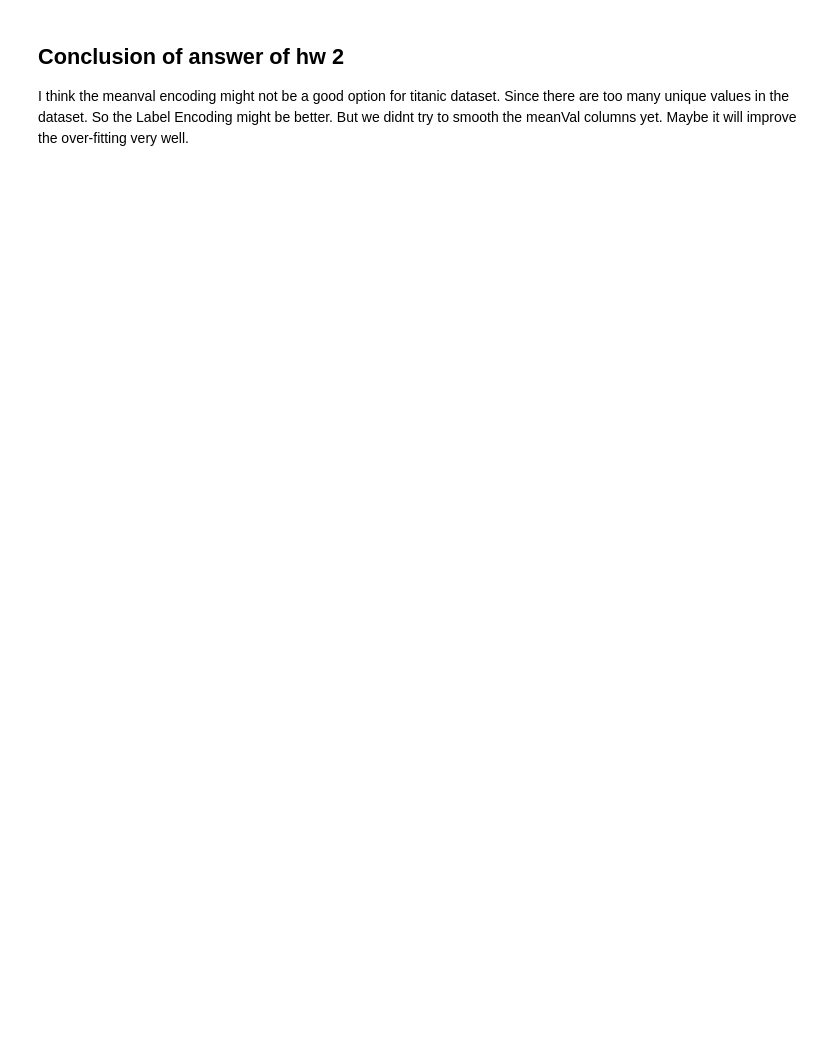
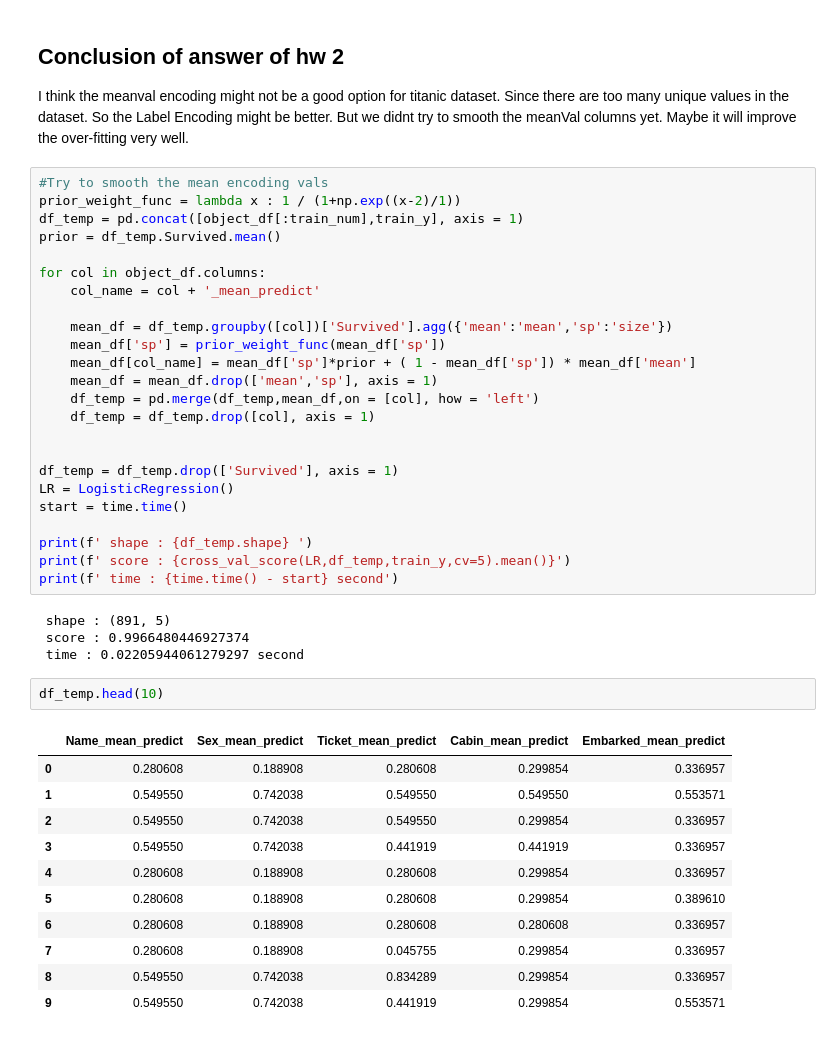
Before and after one commit to RayXie29/2nd-ML100days, a Jupyter notebook: homework/Day_023_HW.ipynb, the cells around one changed output. Saved outputs shown, nothing was run; the diff lists cells and outputs as text; blank space fills up the shorter version.

```diff
--- a/homework/Day_023_HW.ipynb
+++ b/homework/Day_023_HW.ipynb
@@ -278,3 +278,45 @@ print(f' time : {time.time() - start} second' )
 ## Conclusion of answer of hw 2
 
 I think the meanval encoding might not be a good option for titanic dataset. Since there are too many unique values in the dataset. So the Label Encoding might be better. But we didnt try to smooth the meanVal columns yet. Maybe it will improve the over-fitting very well.
+# %%
+#Try to smooth the mean encoding vals
+prior_weight_func = lambda x : 1 / (1+np.exp((x-2)/1))
+df_temp = pd.concat([object_df[:train_num],train_y], axis = 1)
+prior = df_temp.Survived.mean()
+
+for col in object_df.columns:
+    col_name = col + '_mean_predict'
+
+    mean_df = df_temp.groupby([col])['Survived'].agg({'mean':'mean','sp':'size'})
+    mean_df['sp'] = prior_weight_func(mean_df['sp'])
+    mean_df[col_name] = mean_df['sp']*prior + ( 1 - mean_df['sp']) * mean_df['mean']
+    mean_df = mean_df.drop(['mean','sp'], axis = 1)
+    df_temp = pd.merge(df_temp,mean_df,on = [col], how = 'left')
+    df_temp = df_temp.drop([col], axis = 1)
+
+
+df_temp = df_temp.drop(['Survived'], axis = 1)
+LR = LogisticRegression()
+start = time.time()
+
+print(f' shape : {df_temp.shape} ')
+print(f' score : {cross_val_score(LR,df_temp,train_y,cv=5).mean()}')
+print(f' time : {time.time() - start} second')
+# %% [output]
+ shape : (891, 5)
+ score : 0.9966480446927374
+ time : 0.02205944061279297 second
+# %%
+df_temp.head(10)
+# %% [output]
+|  | Name_mean_predict | Sex_mean_predict | Ticket_mean_predict | Cabin_mean_predict | Embarked_mean_predict |
+| 0 | 0.280608 | 0.188908 | 0.280608 | 0.299854 | 0.336957 |
+| 1 | 0.549550 | 0.742038 | 0.549550 | 0.549550 | 0.553571 |
+| 2 | 0.549550 | 0.742038 | 0.549550 | 0.299854 | 0.336957 |
+| 3 | 0.549550 | 0.742038 | 0.441919 | 0.441919 | 0.336957 |
+| 4 | 0.280608 | 0.188908 | 0.280608 | 0.299854 | 0.336957 |
+| 5 | 0.280608 | 0.188908 | 0.280608 | 0.299854 | 0.389610 |
+| 6 | 0.280608 | 0.188908 | 0.280608 | 0.280608 | 0.336957 |
+| 7 | 0.280608 | 0.188908 | 0.045755 | 0.299854 | 0.336957 |
+| 8 | 0.549550 | 0.742038 | 0.834289 | 0.299854 | 0.336957 |
+| 9 | 0.549550 | 0.742038 | 0.441919 | 0.299854 | 0.553571 |
```
Also changed, not shown: parts of 8 cells of this notebook.
